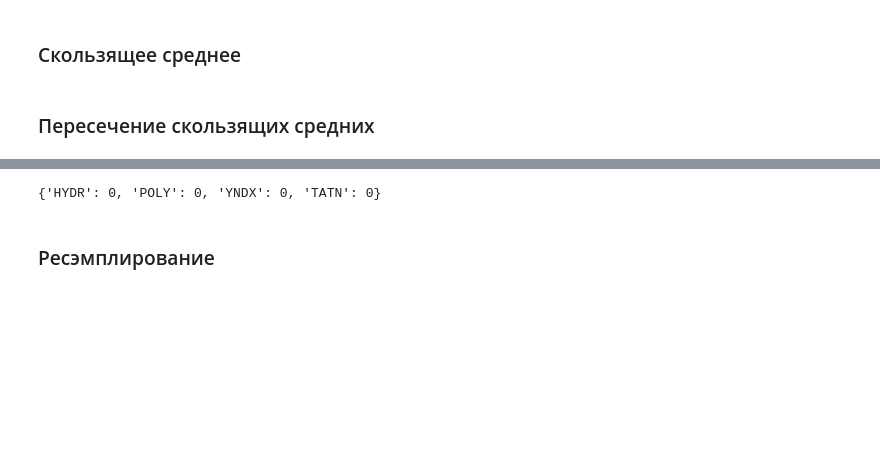
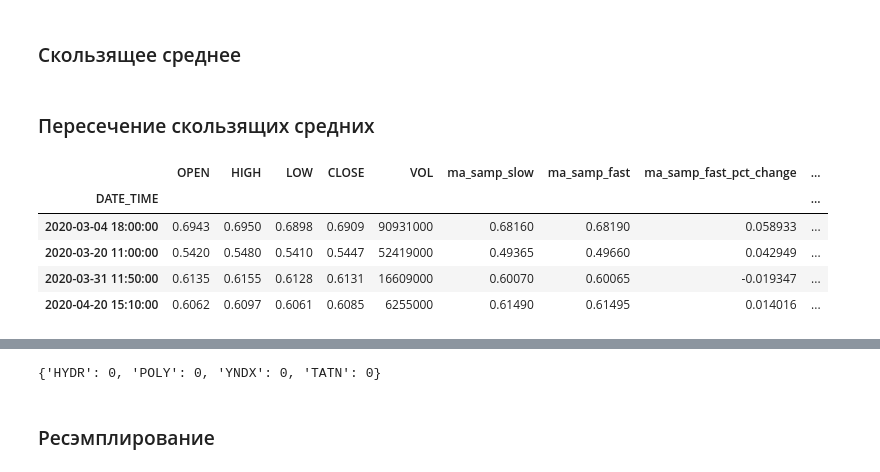
Before and after one commit to Mikhaylov-yv/Trad_histori_test, a Jupyter notebook: historical_test_1.ipynb, the cells around one changed output, grey strips where cells are left out. Cells and saved outputs as stored; diff of their text form; code cells hidden in the pictures; blank space fills up the shorter version.

```diff
--- a/historical_test_1.ipynb
+++ b/historical_test_1.ipynb
@@ -38,16 +58,24 @@ for df_toll in list(df_dikt):
 # %%
 i = 2
 for df_toll in list(df_dikt):
     ma_difference = []
     for index in range(len(df_dikt[df_toll].index)):
         ma_difference.append(df_dikt[df_toll].loc[df_dikt[df_toll].index[index], 'ma_samp_slow'] - df_dikt[df_toll].loc[df_dikt[df_toll].index[index], 'ma_samp_fast'])
         if index < i: continue
+        ma_samp_fast_pct_change = df_dikt[df_toll].loc[df_dikt[df_toll].index[index], 'ma_samp_fast_pct_change']
         ma_sum = ma_difference[-1] + ma_difference[-1-i]
-        peresech = abs(ma_sum) < abs(ma_difference[-1]) and abs(ma_sum) < abs(ma_difference[-1-i])
-    #     if peresech == True: print(df_test.index[index])
+        peresech = abs(ma_sum) < abs(ma_difference[-1]) and abs(ma_sum) < abs(ma_difference[-1-i]) and abs(ma_samp_fast_pct_change) > 0.01 # 1%
+        #     if peresech == True: print(df_test.index[index])
         df_dikt[df_toll].loc[df_dikt[df_toll].index[index], 'SIGNAL'] = peresech
         df_dikt[df_toll].loc[df_dikt[df_toll].index[index], 'POZISION'] = 'short' if ma_difference[-1] > 0 else 'long'
 # Вывести таблицу с маркерами
-# df_dikt['HYDR'][df_dikt['HYDR'].SIGNAL == True].head()
+df_dikt['HYDR'][df_dikt['HYDR'].SIGNAL == True].head()
+# %% [output]
+|  | OPEN | HIGH | LOW | CLOSE | VOL | ma_samp_slow | ma_samp_fast | ma_samp_fast_pct_change | ... |
+| DATE_TIME |  |  |  |  |  |  |  |  | ... |
+| 2020-03-04 18:00:00 | 0.6943 | 0.6950 | 0.6898 | 0.6909 | 90931000 | 0.68160 | 0.68190 | 0.058933 | ... |
+| 2020-03-20 11:00:00 | 0.5420 | 0.5480 | 0.5410 | 0.5447 | 52419000 | 0.49365 | 0.49660 | 0.042949 | ... |
+| 2020-03-31 11:50:00 | 0.6135 | 0.6155 | 0.6128 | 0.6131 | 16609000 | 0.60070 | 0.60065 | -0.019347 | ... |
+| 2020-04-20 15:10:00 | 0.6062 | 0.6097 | 0.6061 | 0.6085 | 6255000 | 0.61490 | 0.61495 | 0.014016 | ... |
 # %%
 # Вывести график
```
Also changed, not shown: parts of 11 cells of this notebook.
